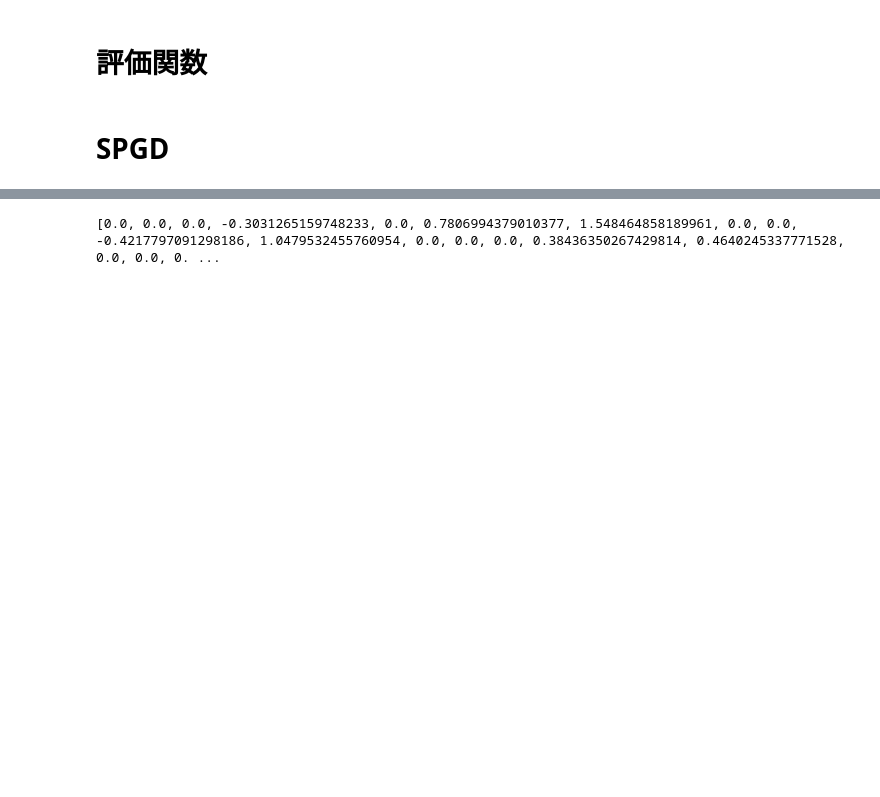
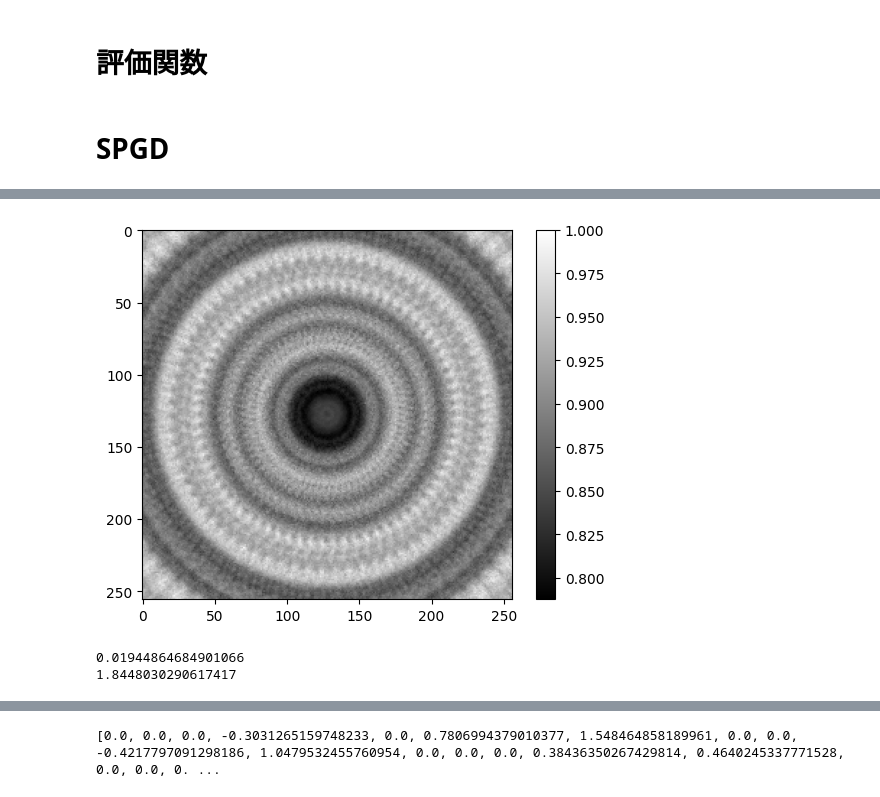
Before and after one commit to inagetsutomu/lab, a Jupyter notebook: SPGD.ipynb, the cells around one changed output, grey strips where cells are left out. Saved outputs shown, nothing was run; the diff lists cells and outputs as text; code cells hidden in the pictures; blank space fills up the shorter version.

```diff
--- a/SPGD.ipynb
+++ b/SPGD.ipynb
@@ -989,0 +997,13 @@ plt.show()
+# %%
+_, img_total2 = pseudo_incoherent(pupil0, defocus=25e-6, rot_angle=5)
+plt.imshow(img_total2, cmap="gray")
+plt.colorbar()
+plt.show()
+# %% [output]
+[figure, added]
+# %%
+print(laplacian_score(img_total2))
+print(rms)
+# %% [output]
+0.01944864684901066
+1.8448030290617417
```
Also changed, not shown: parts of 8 cells of this notebook.
